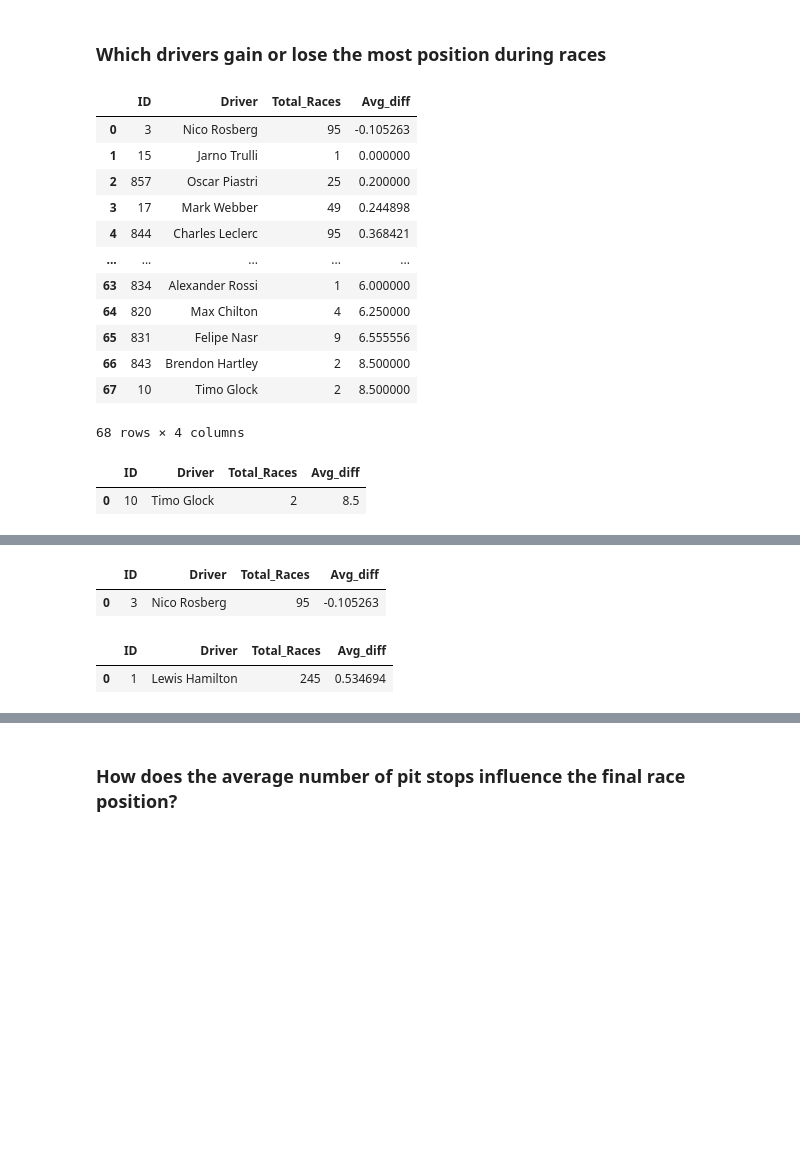
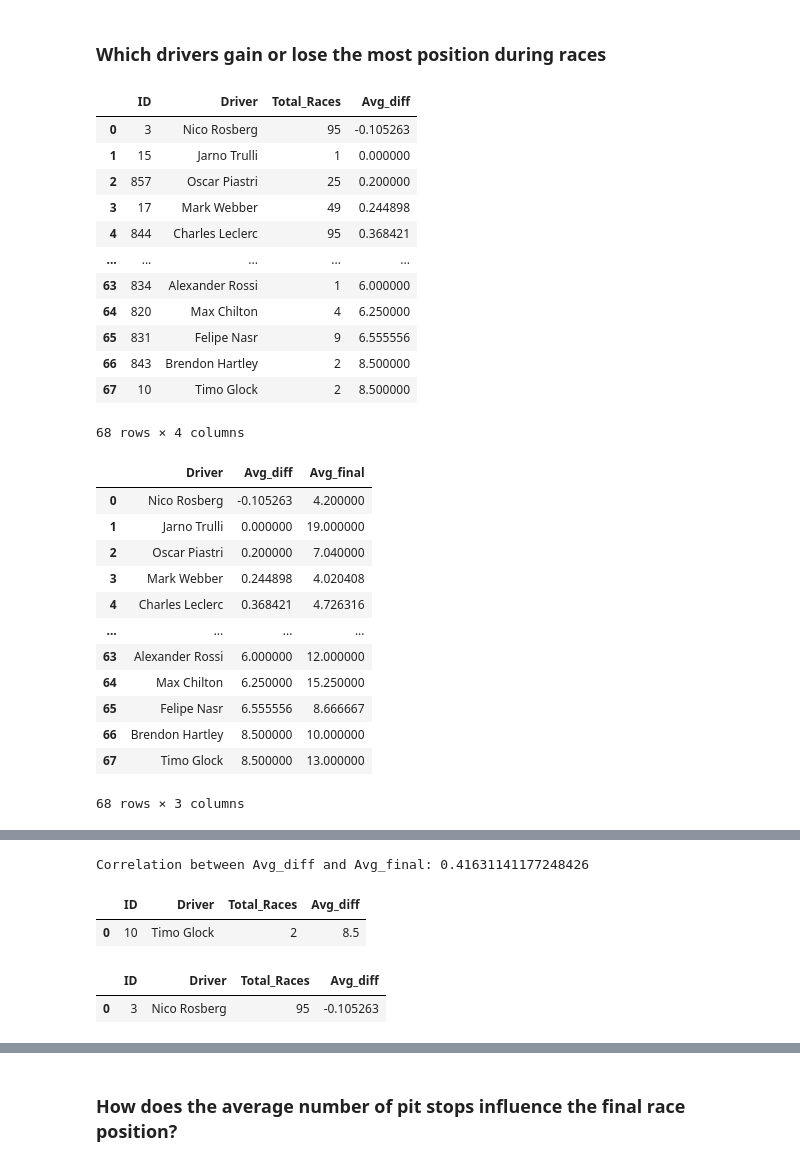
Before and after one commit to jennydang61/Driver-Performance-Prediction, a Jupyter notebook: formula1.ipynb, the cells around one changed output, grey strips where cells are left out. Drawn from its saved outputs; the diff is of its cells as text; code cells hidden in the pictures; blank space fills up the shorter version.

```diff
--- a/formula1.ipynb
+++ b/formula1.ipynb
@@ -494,71 +475,70 @@ print(stdPosition)
 
 # show sum(qualifying - final) for each driver from each race participated
 avg_diff = pd.read_sql_query("""
-                                         SELECT driverId AS ID, driver_name AS Driver, COUNT(raceId) AS Total_Races, AVG((qualifying_position - final_position)) as Avg_diff
-                                         FROM formula_one
-                                         GROUP BY Driver
-                                         ORDER BY Avg_diff
-                                         """, conn)
+                            SELECT driverId AS ID, driver_name AS Driver, COUNT(raceId) AS Total_Races, AVG((qualifying_position - final_position)) as Avg_diff
+                            FROM formula_one
+                            GROUP BY Driver
+                            ORDER BY Avg_diff
+                            """, conn)
 display(avg_diff)
+
+dff_fin = pd.read_sql_query("""
+                                SELECT driver_name AS Driver, AVG((qualifying_position - final_position)) as Avg_diff, AVG(final_position) as Avg_final
+                                FROM formula_one
+                                GROUP BY Driver
+                                ORDER BY Avg_diff
+                                """, conn)
+display(dff_fin)
+
+dff_fin.set_index('Driver', inplace=True)
+ax = dff_fin.plot(kind="bar", figsize=(10, 6))
+plt.show()
+
+correlation = dff_fin['Avg_diff'].corr(dff_fin['Avg_final'])
+print(f"Correlation between Avg_diff and Avg_final: {correlation}" )
 
 
 max_diff = pd.read_sql_query("""
                              SELECT driverId AS ID, driver_name AS Driver, COUNT(raceId) AS Total_Races, AVG((qualifying_position - final_position)) as Avg_diff
                              FROM formula_one
                              GROUP BY Driver
                              ORDER BY Avg_diff DESC
                              LIMIT 1
                              """, conn)
 display(max_diff)
 
 min_diff = pd.read_sql_query("""
                              SELECT driverId AS ID, driver_name AS Driver, COUNT(raceId) AS Total_Races, AVG((qualifying_position - final_position)) as Avg_diff
                              FROM formula_one
                              GROUP BY Driver
                              ORDER BY Avg_diff ASC
                              LIMIT 1
                              """, conn)
 display(min_diff)
-
-over_200 = pd.read_sql_query("""
-                             SELECT driverId AS ID, driver_name AS Driver, COUNT(raceId) AS Total_Races, AVG((qualifying_position - final_position)) as Avg_diff
-                             FROM formula_one
-                             GROUP BY Driver
-                             HAVING Total_Races > 200
-                             ORDER BY ID
-                             """, conn)
-display(over_200)
-
-over_100 = pd.read_sql_query("""
-                             SELECT driverId AS ID, driver_name AS Driver, COUNT(raceId) AS Total_Races, AVG((qualifying_position - final_position)) as Avg_diff
-                             FROM formula_one
-                             GROUP BY Driver
-                             HAVING Total_Races > 100
-                             ORDER BY ID
-                             """, conn)
-display(over_100)
-
-over_50 = pd.read_sql_query("""
-                             SELECT driverId AS ID, driver_name AS Driver, COUNT(raceId) AS Total_Races, AVG((qualifying_position - final_position)) as Avg_diff
-                             FROM formula_one
-                             GROUP BY Driver
-                             HAVING Total_Races > 50
-                             ORDER BY ID
-                             """, conn)
-display(over_50)
 # %% [output]
 |  | ID | Driver | Total_Races | Avg_diff |
 | 0 | 3 | Nico Rosberg | 95 | -0.105263 |
 | 1 | 15 | Jarno Trulli | 1 | 0.000000 |
 | 2 | 857 | Oscar Piastri | 25 | 0.200000 |
 | 3 | 17 | Mark Webber | 49 | 0.244898 |
 | 4 | 844 | Charles Leclerc | 95 | 0.368421 |
 | ... | ... | ... | ... | ... |
 | 63 | 834 | Alexander Rossi | 1 | 6.000000 |
 | 64 | 820 | Max Chilton | 4 | 6.250000 |
 | 65 | 831 | Felipe Nasr | 9 | 6.555556 |
 | 66 | 843 | Brendon Hartley | 2 | 8.500000 |
 | 67 | 10 | Timo Glock | 2 | 8.500000 |
 68 rows × 4 columns
-|  | ID | Driver | Total_Races | Avg_diff |
-| 0 | 10 | Timo Glock | 2 | 8.5 |
+|  | Driver | Avg_diff | Avg_final |
+| 0 | Nico Rosberg | -0.105263 | 4.200000 |
+| 1 | Jarno Trulli | 0.000000 | 19.000000 |
+| 2 | Oscar Piastri | 0.200000 | 7.040000 |
+| 3 | Mark Webber | 0.244898 | 4.020408 |
+| 4 | Charles Leclerc | 0.368421 | 4.726316 |
+| ... | ... | ... | ... |
+| 63 | Alexander Rossi | 6.000000 | 12.000000 |
+| 64 | Max Chilton | 6.250000 | 15.250000 |
+| 65 | Felipe Nasr | 6.555556 | 8.666667 |
+| 66 | Brendon Hartley | 8.500000 | 10.000000 |
+| 67 | Timo Glock | 8.500000 | 13.000000 |
+68 rows × 3 columns
@@ -565,4 +546,5 @@ display(over_50)
+Correlation between Avg_diff and Avg_final: 0.41631141177248426
 |  | ID | Driver | Total_Races | Avg_diff |
-| 0 | 3 | Nico Rosberg | 95 | -0.105263 |
+| 0 | 10 | Timo Glock | 2 | 8.5 |
 |  | ID | Driver | Total_Races | Avg_diff |
-| 0 | 1 | Lewis Hamilton | 245 | 0.534694 |
+| 0 | 3 | Nico Rosberg | 95 | -0.105263 |
```
Also changed, not shown: parts of 20 cells of this notebook.
